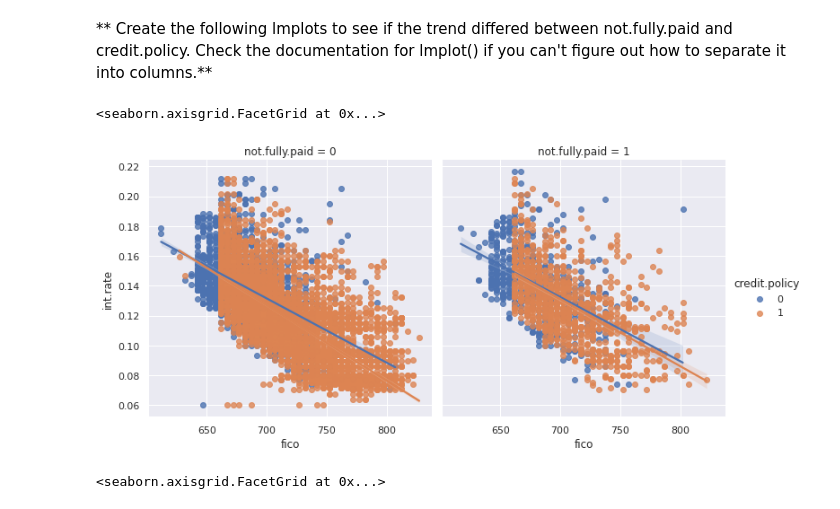
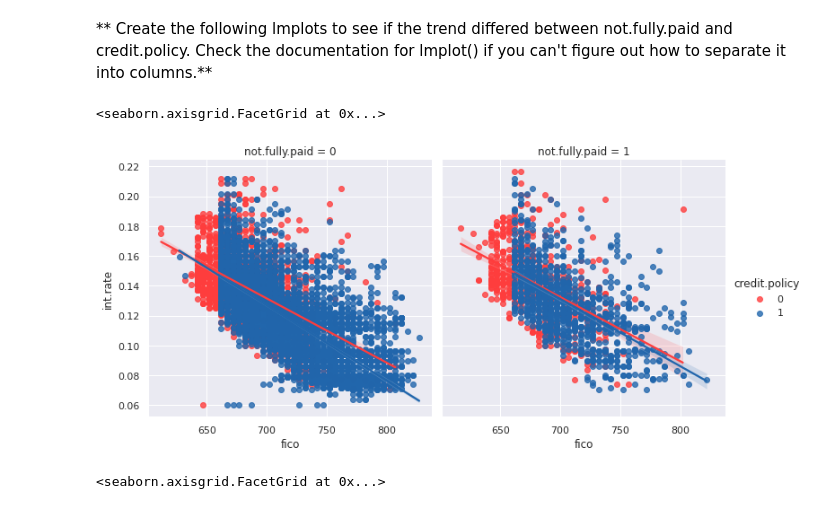
Before and after one commit to jingyue-nancy-gao/Summer-Microcredential, a Jupyter notebook: Decision_Trees_and_Random_Forest_Project.ipynb, the cells around one changed output. Cells and saved outputs as stored; diff of their text form; code cells hidden in the pictures.

```diff
--- a/Decision_Trees_and_Random_Forest_Project.ipynb
+++ b/Decision_Trees_and_Random_Forest_Project.ipynb
@@ -137,2 +141,4 @@ Text(0.5, 0, 'FICO')
+# %%
+palette_colors = {0: "#ff3d3d", 1: "#2166ac"}
 # %%
 plt.figure(figsize=(12,6))
@@ -158,10 +164,10 @@ sns.jointplot('fico','int.rate', data = loans, color="#800080")
 # %% [markdown]
 ** Create the following lmplots to see if the trend differed between not.fully.paid and credit.policy. Check the documentation for lmplot() if you can't figure out how to separate it into columns.**
 # %%
-sns.lmplot('fico','int.rate', data=loans, col='not.fully.paid', hue= 'credit.policy')
+sns.lmplot('fico','int.rate', data=loans, col='not.fully.paid', hue= 'credit.policy',palette = palette_colors)
 # %% [output]
 <seaborn.axisgrid.FacetGrid at 0x...>
-[figure, old version]
+[figure, new version]
 # %%
 # %% [output]
 <seaborn.axisgrid.FacetGrid at 0x...>
```
Also changed, not shown: parts of 2 cells of this notebook.
